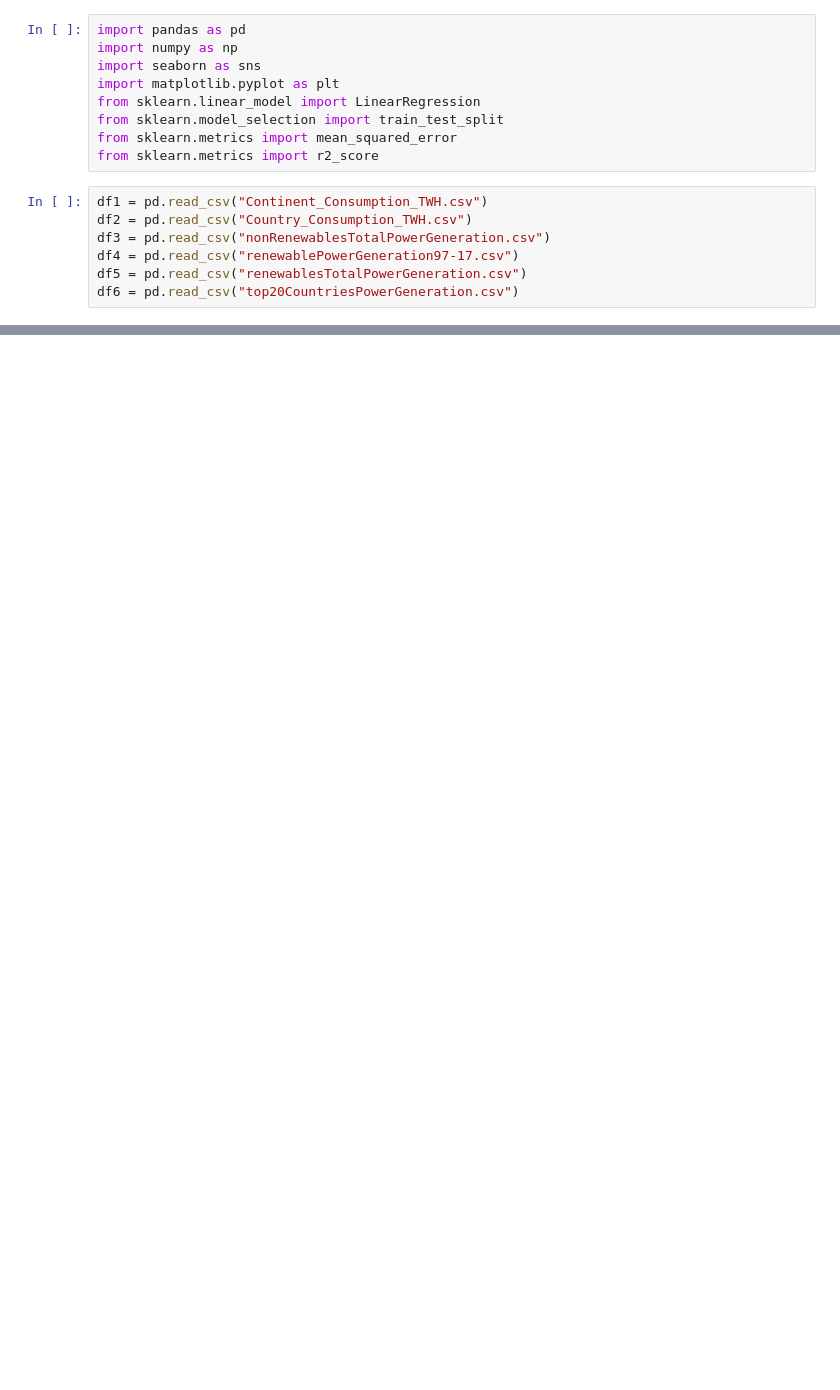
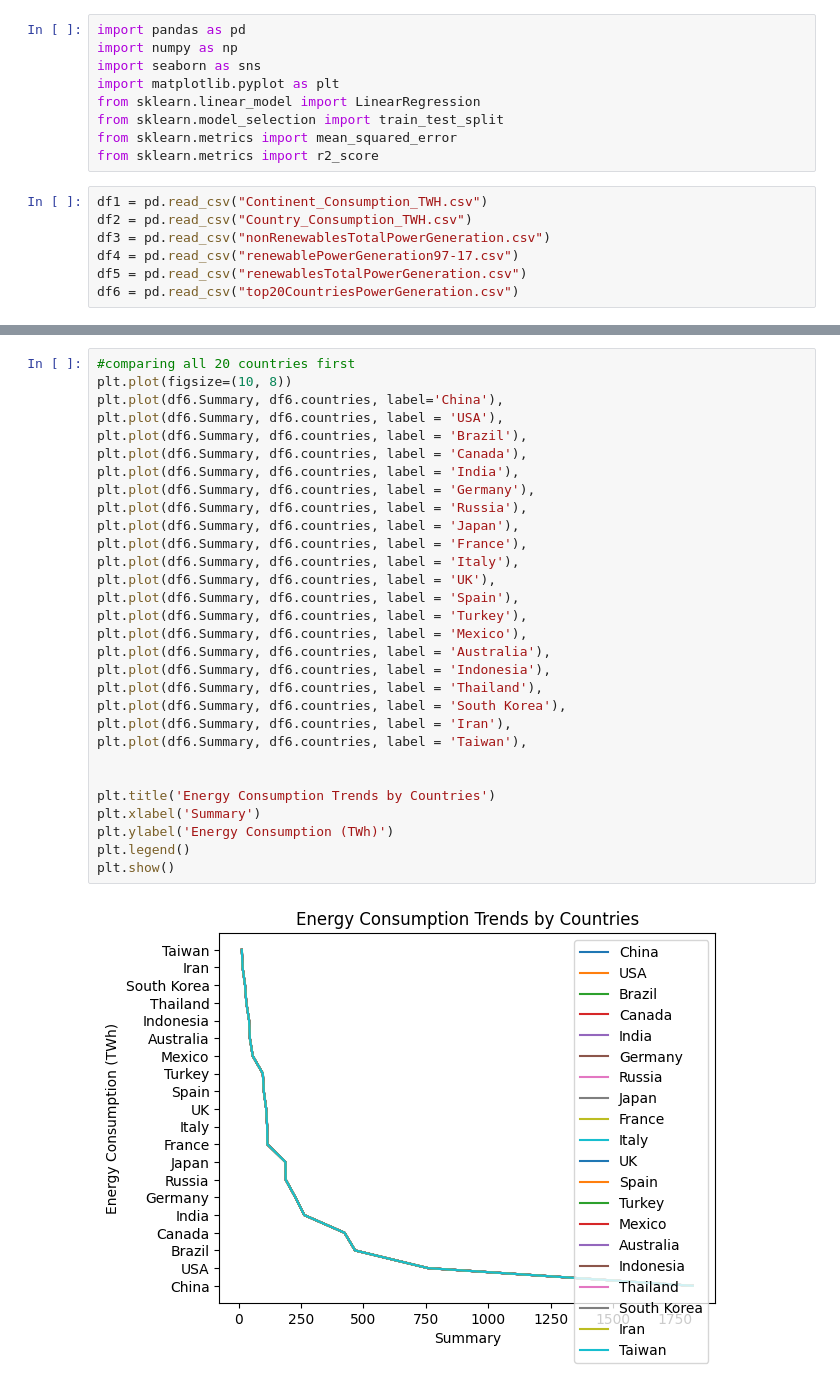
Before and after one commit to michael-karemi/mis, a Jupyter notebook: mike's_notebook.ipynb, the cells around one changed output, grey strips where cells are left out. Cells and saved outputs as stored; diff of their text form; blank space fills up the shorter version.

```diff
--- a/mike's_notebook.ipynb
+++ b/mike's_notebook.ipynb
@@ -95,0 +80,32 @@ plt.show()
+# %%
+#comparing all 20 countries first
+plt.plot(figsize=(10, 8))
+plt.plot(df6.Summary, df6.countries, label='China'),
+plt.plot(df6.Summary, df6.countries, label = 'USA'),
+plt.plot(df6.Summary, df6.countries, label = 'Brazil'),
+plt.plot(df6.Summary, df6.countries, label = 'Canada'),
+plt.plot(df6.Summary, df6.countries, label = 'India'),
+plt.plot(df6.Summary, df6.countries, label = 'Germany'),
+plt.plot(df6.Summary, df6.countries, label = 'Russia'),
+plt.plot(df6.Summary, df6.countries, label = 'Japan'),
+plt.plot(df6.Summary, df6.countries, label = 'France'),
+plt.plot(df6.Summary, df6.countries, label = 'Italy'),
+plt.plot(df6.Summary, df6.countries, label = 'UK'),
+plt.plot(df6.Summary, df6.countries, label = 'Spain'),
+plt.plot(df6.Summary, df6.countries, label = 'Turkey'),
+plt.plot(df6.Summary, df6.countries, label = 'Mexico'),
+plt.plot(df6.Summary, df6.countries, label = 'Australia'),
+plt.plot(df6.Summary, df6.countries, label = 'Indonesia'),
+plt.plot(df6.Summary, df6.countries, label = 'Thailand'),
+plt.plot(df6.Summary, df6.countries, label = 'South Korea'),
+plt.plot(df6.Summary, df6.countries, label = 'Iran'),
+plt.plot(df6.Summary, df6.countries, label = 'Taiwan'),
+
+
+plt.title('Energy Consumption Trends by Countries')
+plt.xlabel('Summary')
+plt.ylabel('Energy Consumption (TWh)')
+plt.legend()
+plt.show()
+# %% [output]
+[figure, added]
```
Also changed, not shown: parts of 12 cells of this notebook.
